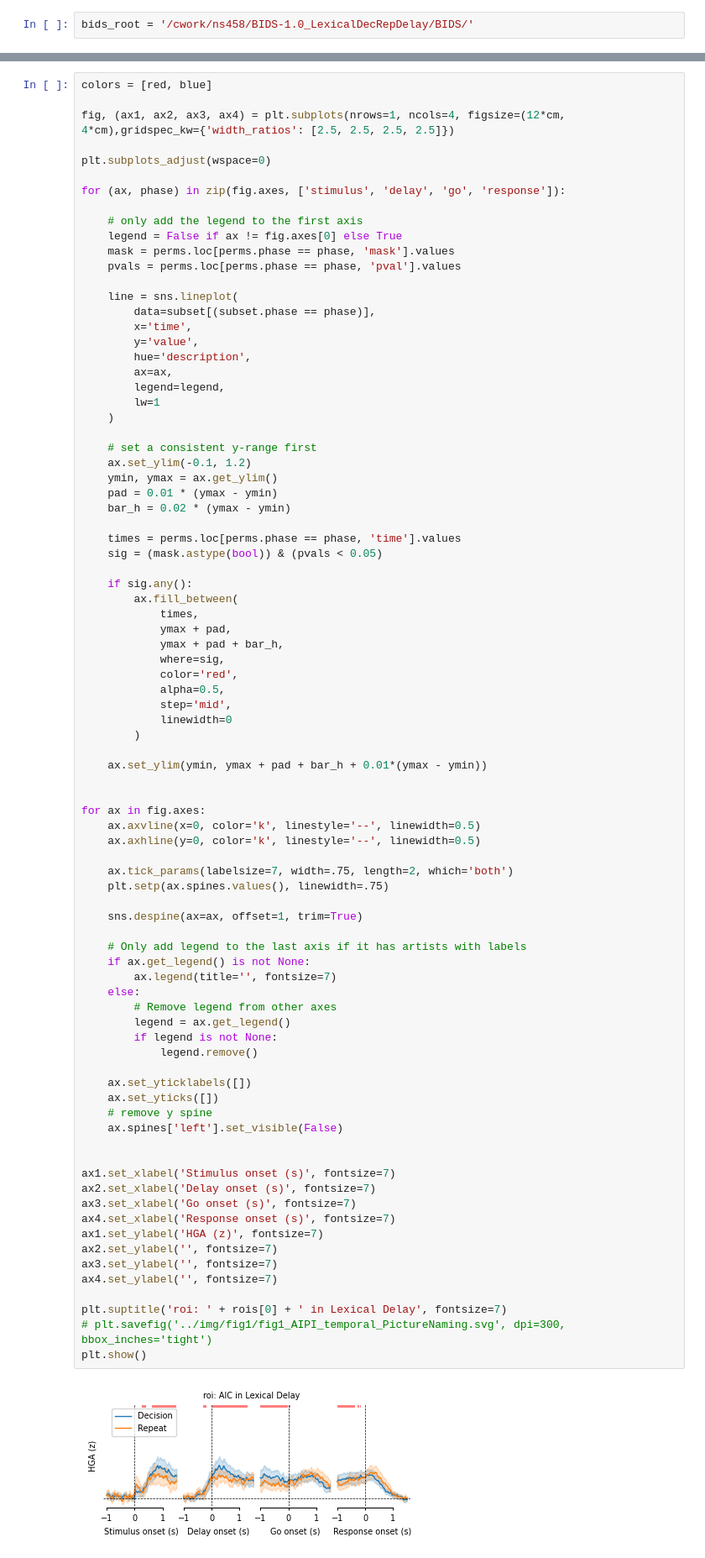
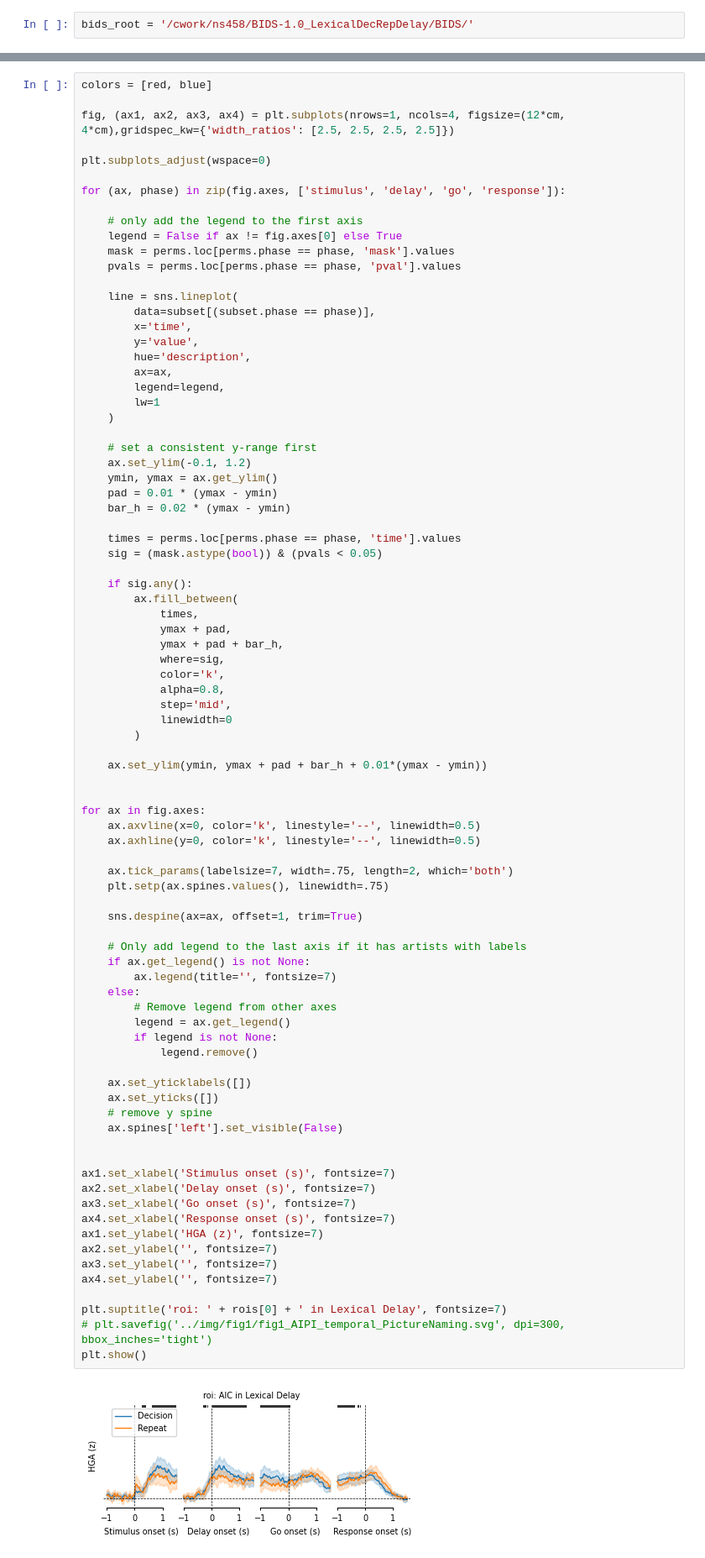
Before and after one commit to shinanlin/insula, a Jupyter notebook: viz/fig4.ipynb, the cells around one changed output, grey strips where cells are left out. Shown at 84% size. Drawn from its saved outputs; the diff is of its cells as text.

```diff
--- a/viz/fig4.ipynb
+++ b/viz/fig4.ipynb
@@ -423,8 +418,8 @@ for (ax, phase) in zip(fig.axes, ['stimulus', 'delay', 'go', 'response']):
             ymax + pad,
             ymax + pad + bar_h,
             where=sig,
-            color='red',
-            alpha=0.5,
+            color='k',
+            alpha=0.8,
             step='mid',
             linewidth=0
         )
@@ -442,31 +437,31 @@ for ax in fig.axes:
     sns.despine(ax=ax, offset=1, trim=True)
 
     # Only add legend to the last axis if it has artists with labels
     if ax.get_legend() is not None:
         ax.legend(title='', fontsize=7)
     else:
         # Remove legend from other axes
         legend = ax.get_legend()
         if legend is not None:
             legend.remove()
 
     ax.set_yticklabels([])
     ax.set_yticks([])
     # remove y spine
     ax.spines['left'].set_visible(False)
 
 
 ax1.set_xlabel('Stimulus onset (s)', fontsize=7)
 ax2.set_xlabel('Delay onset (s)', fontsize=7)
 ax3.set_xlabel('Go onset (s)', fontsize=7)
 ax4.set_xlabel('Response onset (s)', fontsize=7)
 ax1.set_ylabel('HGA (z)', fontsize=7)
 ax2.set_ylabel('', fontsize=7)
 ax3.set_ylabel('', fontsize=7)
 ax4.set_ylabel('', fontsize=7)
 
 plt.suptitle('roi: ' + rois[0] + ' in Lexical Delay', fontsize=7)
 # plt.savefig('../img/fig1/fig1_AIPI_temporal_PictureNaming.svg', dpi=300, bbox_inches='tight')
 plt.show()
 # %% [output]
-[figure, old version]
+[figure, new version]
```
Also changed, not shown: parts of 17 cells of this notebook.
